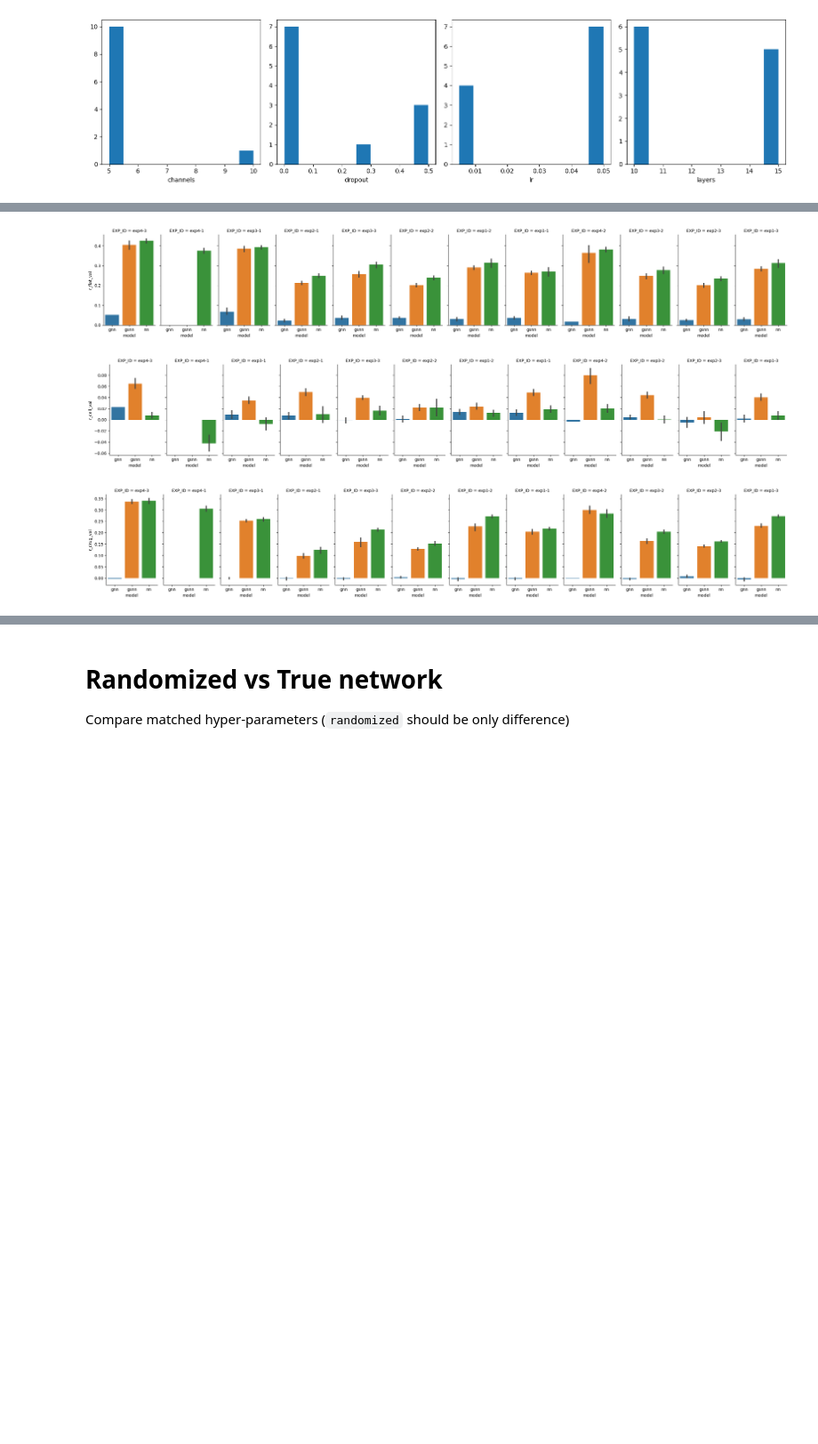
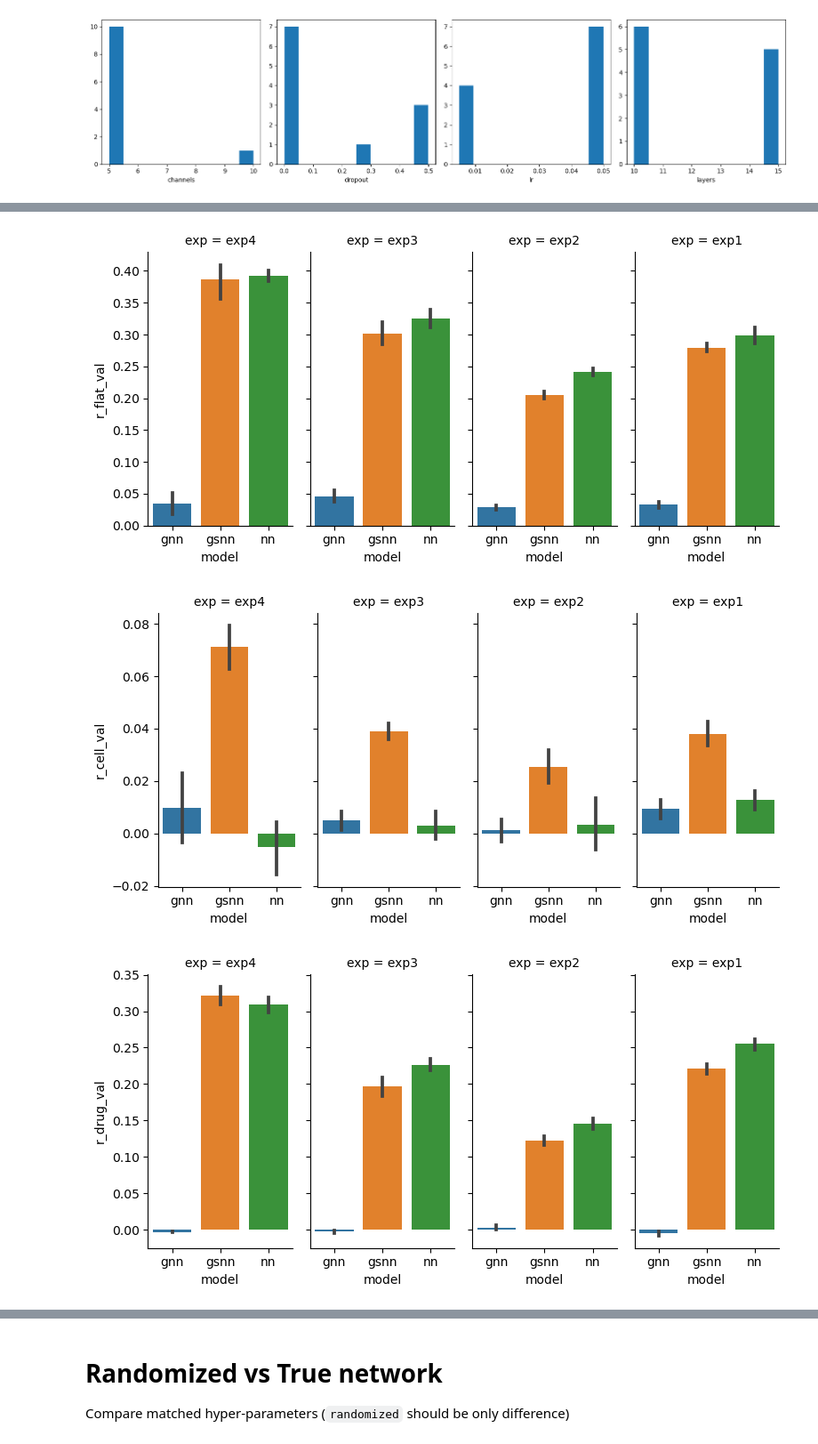
Before and after one commit to nathanieljevans/GSNN, a Jupyter notebook: notebooks/results_figures.ipynb, the cells around one changed output, grey strips where cells are left out. Shown at 89% size. Drawn from its saved outputs; the diff is of its cells as text; code cells hidden in the pictures; blank space fills up the shorter version.

```diff
--- a/notebooks/results_figures.ipynb
+++ b/notebooks/results_figures.ipynb
@@ -103,9 +105,9 @@ plt.show()
 # %%
 for i,metric in enumerate(['r_flat_val', 'r_cell_val', 'r_drug_val', 'r_dose_val']):
     sbn.catplot(
-        data=res[lambda x: (x.cell_agnostic.values == 0) & (x.randomize.values == 0)], x="model", y=metric, col="EXP_ID",
+        data=res[lambda x: (x.cell_agnostic.values == 0) & (x.randomize.values == 0)], x="model", y=metric, col="exp",
         kind="bar", height=4, aspect=.5)
 # %% [output]
-[figure, old version]
+[figure, new version]
-[figure, old version]
+[figure, new version]
-[figure, old version]
+[figure, new version]
```
Also changed, not shown: parts of 4 cells of this notebook, 4 other files.
